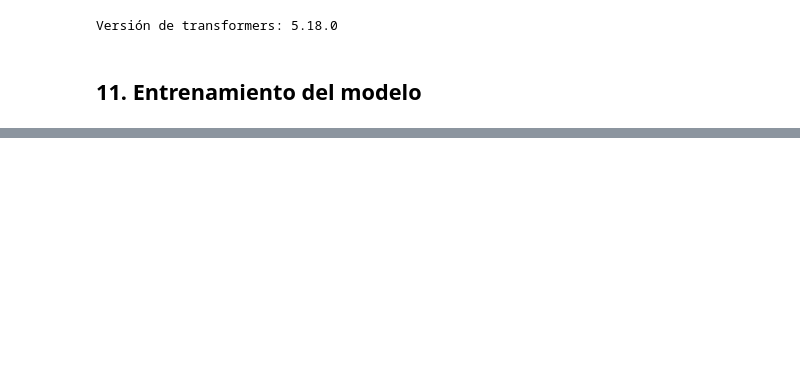
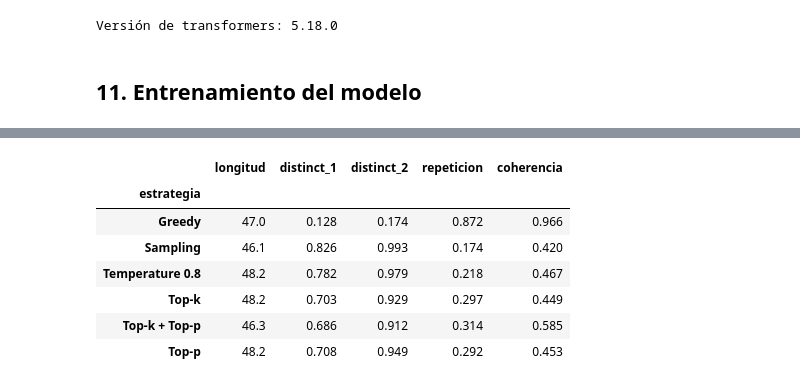
Before and after one commit to Sandrajol/NLP_Tarea_04, a Jupyter notebook: mini_proyecto_generacion_texto_ipynb.ipynb, the cells around one changed output, grey strips where cells are left out. Saved outputs shown, nothing was run; the diff lists cells and outputs as text; code cells hidden in the pictures; blank space fills up the shorter version.

```diff
--- a/mini_proyecto_generacion_texto_ipynb.ipynb
+++ b/mini_proyecto_generacion_texto_ipynb.ipynb
@@ -763,0 +789,3 @@ evaluacion_final
+# %%
+model.config.use_cache = True
+model.eval()
@@ -763,0 +1402,26 @@ evaluacion_final
+# %%
+resumen_final = (
+    df_resultados
+    .groupby("estrategia")[
+        [
+            "longitud",
+            "distinct_1",
+            "distinct_2",
+            "repeticion",
+            "coherencia"
+        ]
+    ]
+    .mean()
+    .round(3)
+)
+
+resumen_final
+# %% [output]
+|  | longitud | distinct_1 | distinct_2 | repeticion | coherencia |
+| estrategia |  |  |  |  |  |
+| Greedy | 47.0 | 0.128 | 0.174 | 0.872 | 0.966 |
+| Sampling | 46.1 | 0.826 | 0.993 | 0.174 | 0.420 |
+| Temperature 0.8 | 48.2 | 0.782 | 0.979 | 0.218 | 0.467 |
+| Top-k | 48.2 | 0.703 | 0.929 | 0.297 | 0.449 |
+| Top-k + Top-p | 46.3 | 0.686 | 0.912 | 0.314 | 0.585 |
+| Top-p | 48.2 | 0.708 | 0.949 | 0.292 | 0.453 |
```
Also changed, not shown: parts of 41 cells of this notebook.
